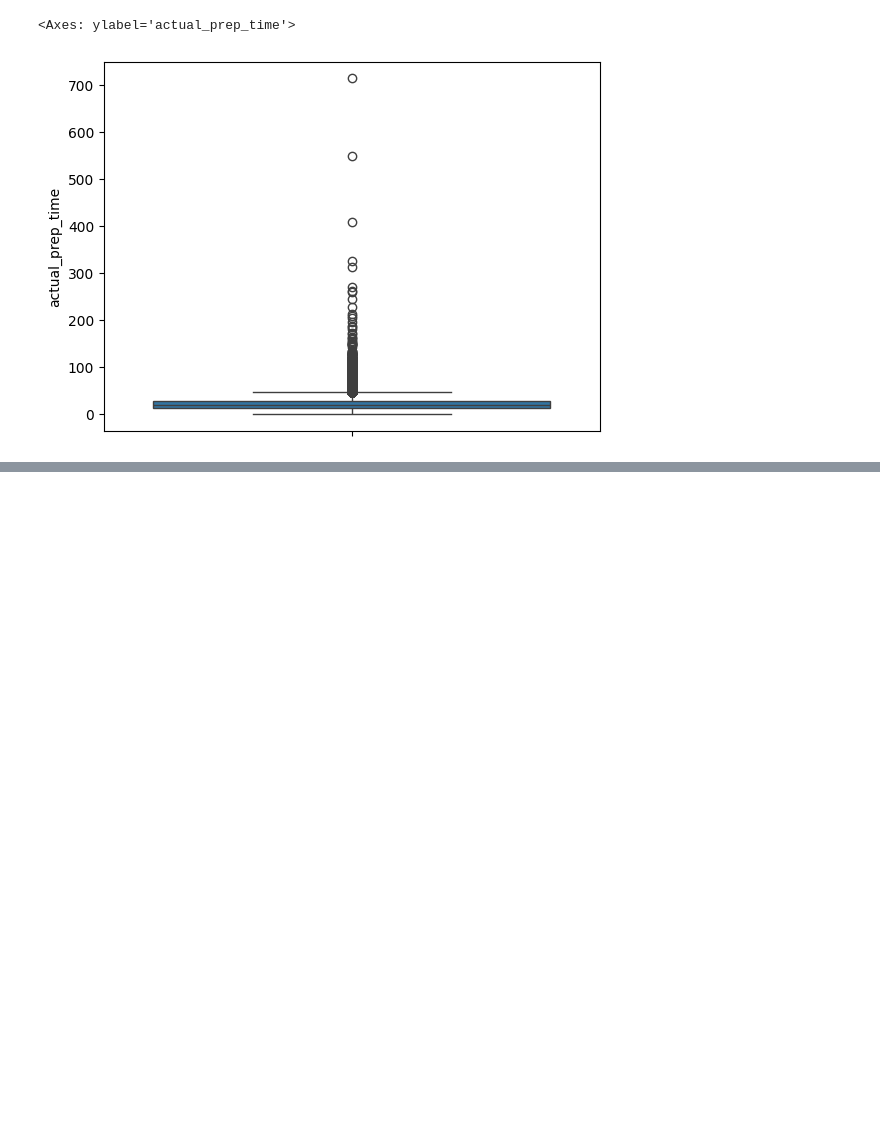
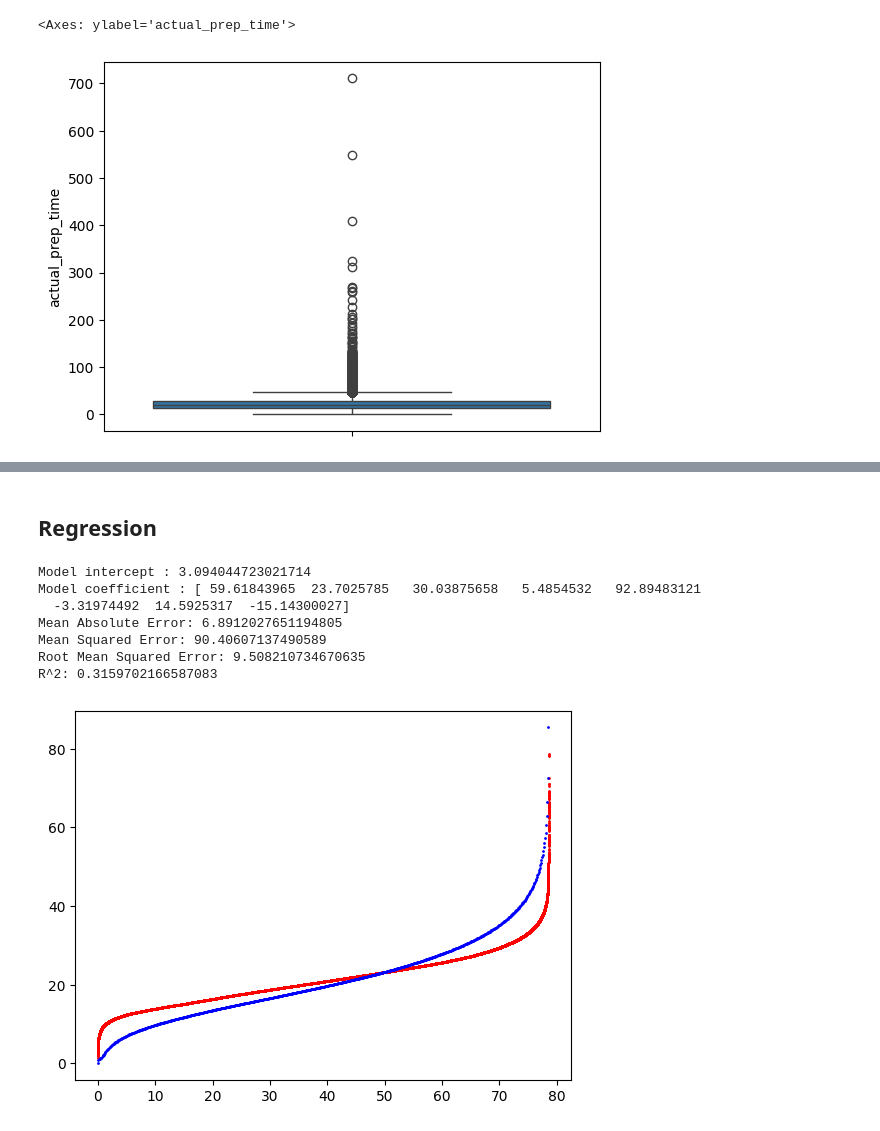
Before and after one commit to Luzinsan/ML_learn, a Jupyter notebook: ML/Innopolis/material/1 semester/Machine Learning/Project/notebooks/orders.ipynb, the cells around one changed output, grey strips where cells are left out. Cells and saved outputs as stored; diff of their text form; code cells hidden in the pictures; blank space fills up the shorter version.

```diff
--- a/ML/Innopolis/material/1 semester/Machine Learning/Project/notebooks/orders.ipynb
+++ b/ML/Innopolis/material/1 semester/Machine Learning/Project/notebooks/orders.ipynb
@@ -184,0 +192,2 @@ memory usage: 42.5+ MB
+# %%
+df = df[feature_selected]
@@ -184,0 +199,52 @@ memory usage: 42.5+ MB
+# %%
+X_train, X_test, y_train, y_test = train_test_split(df.drop(columns=target),
+                                                    df[target],
+                                                    train_size=0.7)
+
+# Fill missing values
+from sklearn.impute import SimpleImputer
+col_imputing = ['order_price','profit']
+imputer = SimpleImputer()
+X_train[col_imputing] = pd.DataFrame(imputer.fit_transform(X_train[col_imputing]), columns=col_imputing, index=X_train.index)
+X_test[col_imputing] = pd.DataFrame(imputer.transform(X_test[col_imputing]), columns=col_imputing, index=X_test.index)
+
+
+encoder = cat_boost.CatBoostEncoder(cols=cat_features)
+X_train = encoder.fit_transform(X_train, y_train)
+X_test = encoder.transform(X_test, y_test)
+
+scaler = preprocessing.MinMaxScaler()
+X_train = pd.DataFrame(scaler.fit_transform(X_train), columns=scaler.get_feature_names_out())
+X_test = pd.DataFrame(scaler.transform(X_test), columns=scaler.get_feature_names_out())
+# %% [markdown]
+## Regression
+# %%
+# With CatBoost Encoder and MinMax Scaler
+from sklearn.linear_model import LinearRegression
+
+regressor = LinearRegression()
+regressor.fit(X_train, y_train)
+print(f"Model intercept : {regressor.intercept_}")
+print(f"Model coefficient : {regressor.coef_}")
+
+y_pred = regressor.predict(X_test)
+eval_df = pd.DataFrame({'Actual': y_test, 'Predicted': y_pred})
+
+# With CatBoost Encoder and Robust Scaler
+x_axis = np.linspace(0, eval_df['Predicted'].max(), len(eval_df))
+plt.scatter(x_axis, eval_df['Predicted'].sort_values(), s=1, c='r')
+plt.scatter(x_axis[::200], eval_df['Actual'].sort_values()[::200], s=1, c='b')
+
+print('Mean Absolute Error:', metrics.mean_absolute_error(y_test, y_pred))
+print('Mean Squared Error:', metrics.mean_squared_error(y_test, y_pred))
+print('Root Mean Squared Error:', np.sqrt(metrics.mean_squared_error(y_test, y_pred)))
+print('R^2:', metrics.r2_score(y_test, y_pred))
+# %% [output]
+Model intercept : 3.094044723021714
+Model coefficient : [ 59.61843965  23.7025785   30.03875658   5.4854532   92.89483121
+  -3.31974492  14.5925317  -15.14300027]
+Mean Absolute Error: 6.8912027651194805
+Mean Squared Error: 90.40607137490589
+Root Mean Squared Error: 9.508210734670635
+R^2: 0.3159702166587083
+[figure, added]
```
Also changed, not shown: parts of 52 cells of this notebook.
